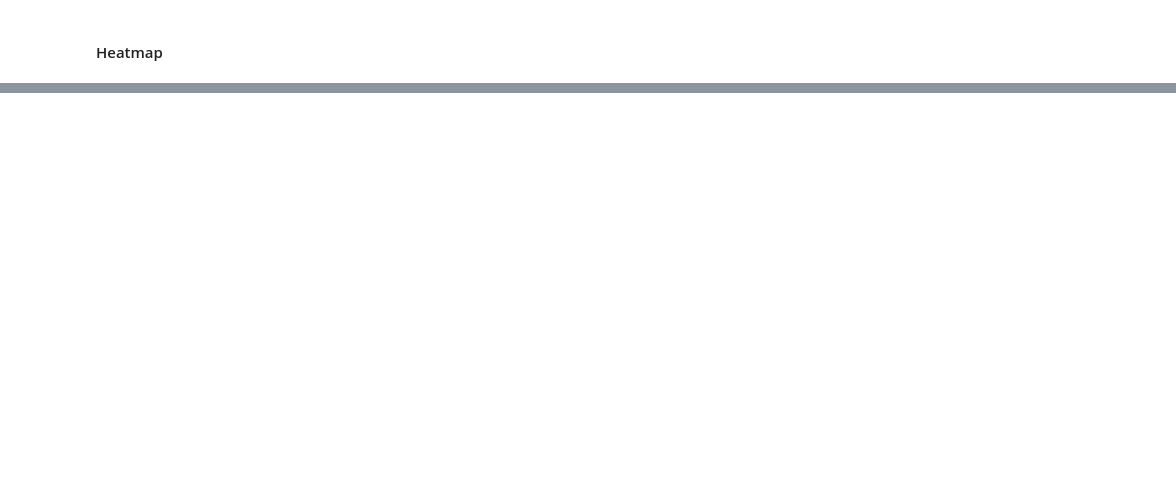
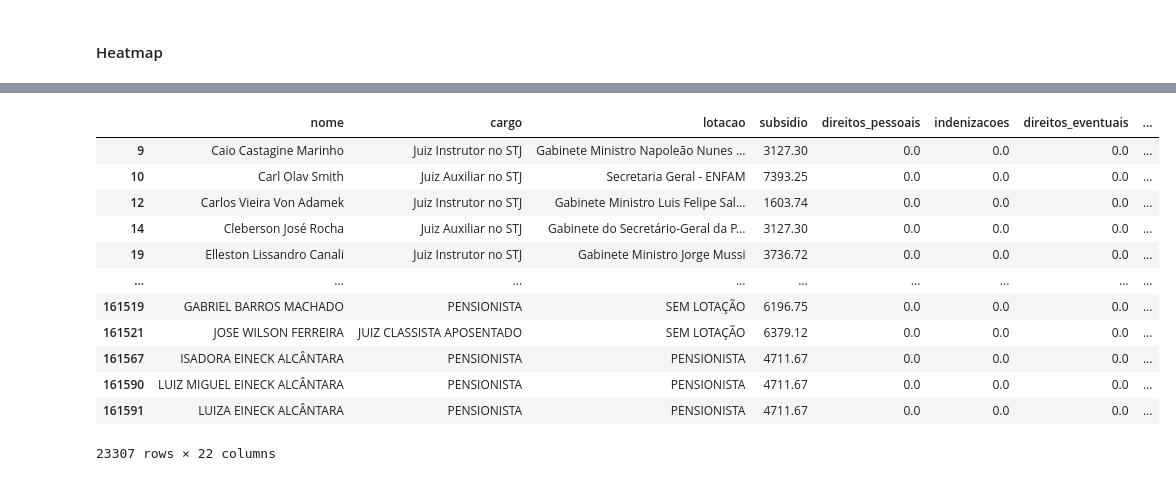
Before and after one commit to ThiagoCGGodoi/CDadosP2, a Jupyter notebook: P2.ipynb, the cells around one changed output, grey strips where cells are left out. Saved outputs shown, nothing was run; the diff lists cells and outputs as text; code cells hidden in the pictures; blank space fills up the shorter version.

```diff
--- a/P2.ipynb
+++ b/P2.ipynb
@@ -385,0 +372,19 @@ plt.show()
+# %%
+
+RendimentoBaixo = df.loc[df['total_de_rendimentos'] < 10000]
+
+RendimentoBaixo
+# %% [output]
+|  | nome | cargo | lotacao | subsidio | direitos_pessoais | indenizacoes | direitos_eventuais | ... |
+| 9 | Caio Castagine Marinho | Juiz Instrutor no STJ | Gabinete Ministro Napoleão Nunes ... | 3127.30 | 0.0 | 0.0 | 0.0 | ... |
+| 10 | Carl Olav Smith | Juiz Auxiliar no STJ | Secretaria Geral - ENFAM | 7393.25 | 0.0 | 0.0 | 0.0 | ... |
+| 12 | Carlos Vieira Von Adamek | Juiz Instrutor no STJ | Gabinete Ministro Luis Felipe Sal... | 1603.74 | 0.0 | 0.0 | 0.0 | ... |
+| 14 | Cleberson José Rocha | Juiz Auxiliar no STJ | Gabinete do Secretário-Geral da P... | 3127.30 | 0.0 | 0.0 | 0.0 | ... |
+| 19 | Elleston Lissandro Canali | Juiz Instrutor no STJ | Gabinete Ministro Jorge Mussi | 3736.72 | 0.0 | 0.0 | 0.0 | ... |
+| ... | ... | ... | ... | ... | ... | ... | ... | ... |
+| 161519 | GABRIEL BARROS MACHADO | PENSIONISTA | SEM LOTAÇÃO | 6196.75 | 0.0 | 0.0 | 0.0 | ... |
+| 161521 | JOSE WILSON FERREIRA | JUIZ CLASSISTA APOSENTADO | SEM LOTAÇÃO | 6379.12 | 0.0 | 0.0 | 0.0 | ... |
+| 161567 | ISADORA EINECK ALCÂNTARA | PENSIONISTA | PENSIONISTA | 4711.67 | 0.0 | 0.0 | 0.0 | ... |
+| 161590 | LUIZ MIGUEL EINECK ALCÂNTARA | PENSIONISTA | PENSIONISTA | 4711.67 | 0.0 | 0.0 | 0.0 | ... |
+| 161591 | LUIZA EINECK ALCÂNTARA | PENSIONISTA | PENSIONISTA | 4711.67 | 0.0 | 0.0 | 0.0 | ... |
+23307 rows × 22 columns
```
Also changed, not shown: parts of 10 cells of this notebook.
